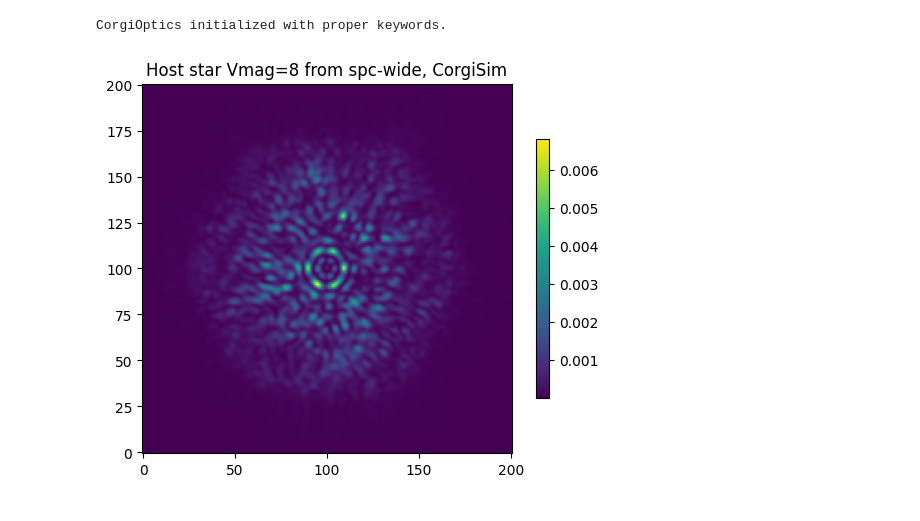
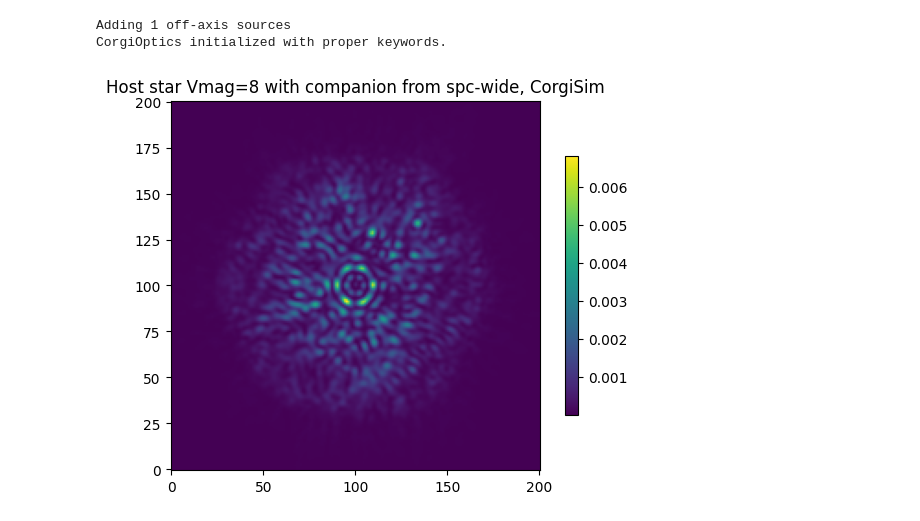
Before and after one commit to roman-corgi/corgisim, a Jupyter notebook: examples/spc-wide_output.ipynb, the cells around one changed output. Drawn from its saved outputs; the diff is of its cells as text; code cells hidden in the pictures.

Commit message:
Add out of FOV source in test, add comments to example file

```diff
--- a/examples/spc-wide_output.ipynb
+++ b/examples/spc-wide_output.ipynb
@@ -8,16 +9,25 @@ import proper
 import roman_preflight_proper
 roman_preflight_proper.copy_here()
 # %%
+#define host star properties
 Vmag = 8
 sptype = 'G0V'
 cgi_mode = 'excam'
+host_star_properties = {'Vmag': Vmag, 'spectral_type': sptype, 'magtype':'vegamag'}
+
+#define point source properties
+mag_companion = 25
+companion_x_pos = 740
+companion_y_pos = 740
+point_source_info = [{'Vmag': mag_companion, 'magtype': 'vegamag','position_x': companion_x_pos, 'position_y': companion_y_pos}]
+
+#initialize scene
+base_scene = scene.Scene(host_star_properties, point_source_info)
+
+#define coronagraph properties
 bandpass_corgisim = '4F'
 bandpass_cgisim = '4'
 cor_type = 'spc-wide'
-
-host_star_properties = {'Vmag': Vmag, 'spectral_type': sptype, 'magtype':'vegamag'}
-base_scene = scene.Scene(host_star_properties)
-
 cases = ['2e-8']
 rootname = 'spc-wide_ni_' + cases[0]
 dm1 = proper.prop_fits_read( roman_preflight_proper.lib_dir + '/examples/'+rootname+'_dm1_v.fits' )
@@ -27,14 +37,24 @@ proper_keywords = {'cor_type':cor_type, 'use_errors':2, 'polaxis':10, 'output_di
                     'use_dm1':1, 'dm1_v':dm1, 'use_dm2':1, 'dm2_v':dm2,'use_fpm':1, 'use_lyot_stop':1,  'use_field_stop':1 }
 
 optics = instrument.CorgiOptics(cgi_mode, bandpass_corgisim, proper_keywords=proper_keywords, if_quiet=True, integrate_pixels=True)
+
+#generate host star psf
 sim_scene = optics.get_host_star_psf(base_scene)
 image_star_corgi = sim_scene.host_star_image.data
+
+#generate companion psf
+sim_scene = optics.inject_point_sources(base_scene, sim_scene)
+image_comp_corgi = sim_scene.point_source_image.data
+
+#obtain total image
+image_tot_corgi = image_star_corgi + image_comp_corgi
 # %% [output]
+Adding 1 off-axis sources
 CorgiOptics initialized with proper keywords.
 # %%
-plt.imshow(image_star_corgi, origin='lower')
-plt.title('Host star Vmag=8 from spc-wide, CorgiSim')
-
+#plot psf
+plt.imshow(image_tot_corgi, origin='lower')
+plt.title('Host star Vmag=8 with companion from spc-wide, CorgiSim')
 co = plt.colorbar(shrink=0.7)
 # %% [output]
-[figure, old version]
+[figure, new version]
```
Also changed, not shown: parts of 2 cells of this notebook, 2 other files.
